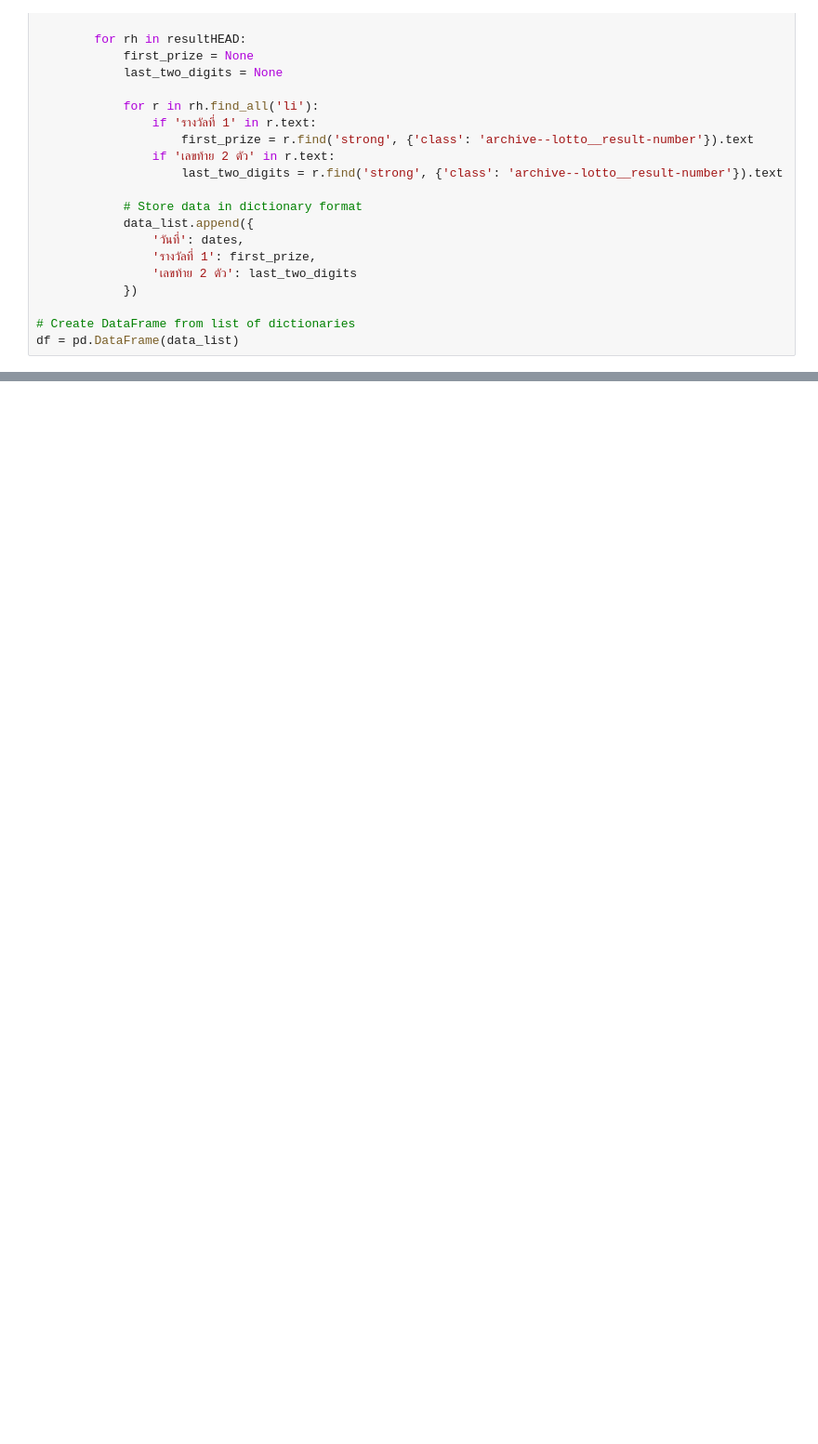
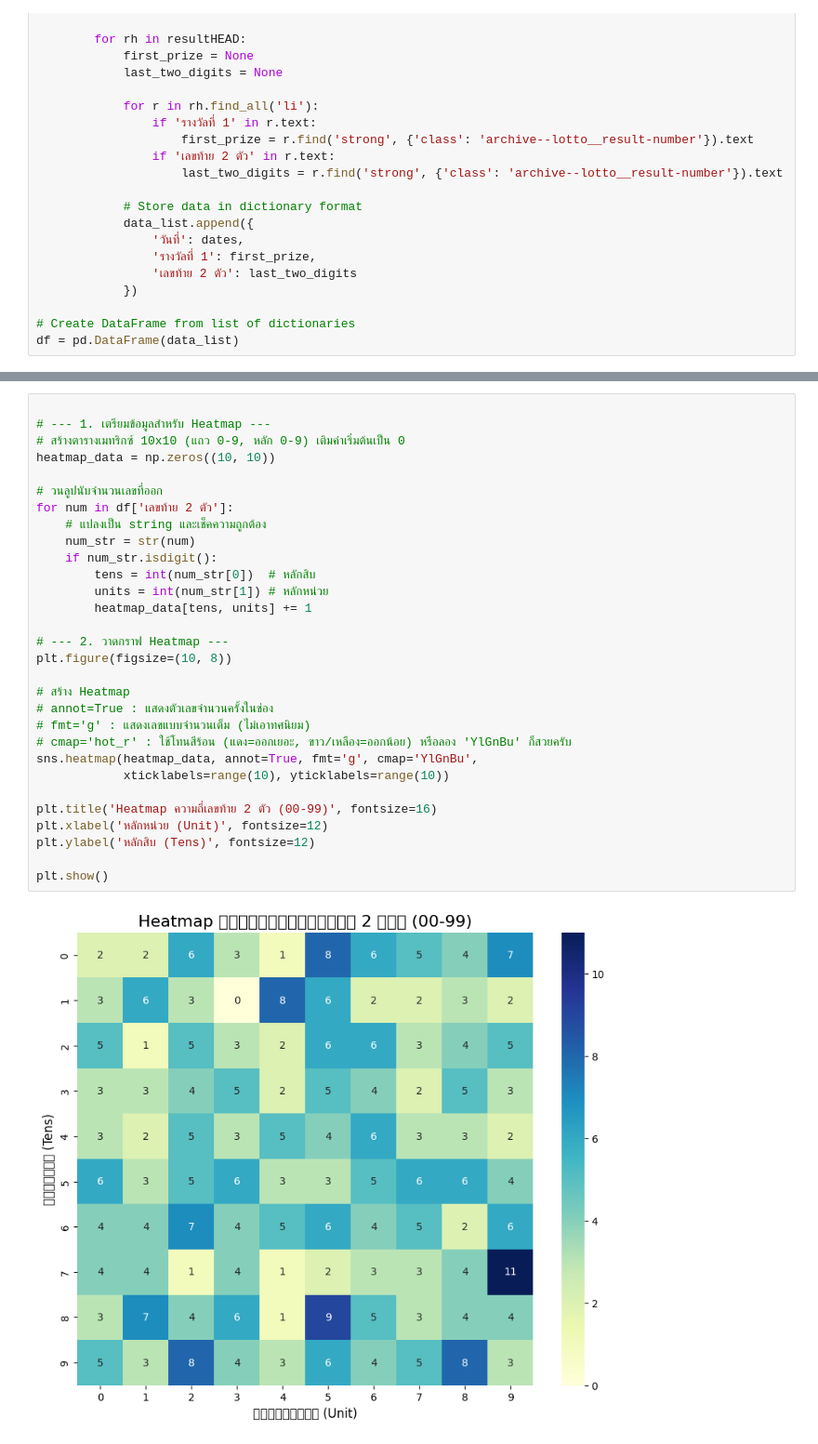
Before and after one commit to Tawanss/football, a Jupyter notebook: หวย.ipynb, the cells around one changed output, grey strips where cells are left out. Shown at 93% size. Cells and saved outputs as stored; diff of their text form; blank space fills up the shorter version.

```diff
--- a/หวย.ipynb
+++ b/หวย.ipynb
@@ -73,0 +195,32 @@ df
+# %%
+
+# --- 1. เตรียมข้อมูลสำหรับ Heatmap ---
+# สร้างตารางเมทริกซ์ 10x10 (แถว 0-9, หลัก 0-9) เติมค่าเริ่มต้นเป็น 0
+heatmap_data = np.zeros((10, 10))
+
+# วนลูปนับจำนวนเลขที่ออก
+for num in df['เลขท้าย 2 ตัว']:
+    # แปลงเป็น string และเช็คความถูกต้อง
+    num_str = str(num)
+    if num_str.isdigit():
+        tens = int(num_str[0])  # หลักสิบ
+        units = int(num_str[1]) # หลักหน่วย
+        heatmap_data[tens, units] += 1
+
+# --- 2. วาดกราฟ Heatmap ---
+plt.figure(figsize=(10, 8))
+
+# สร้าง Heatmap
+# annot=True : แสดงตัวเลขจำนวนครั้งในช่อง
+# fmt='g' : แสดงเลขแบบจำนวนเต็ม (ไม่เอาทศนิยม)
+# cmap='hot_r' : ใช้โทนสีร้อน (แดง=ออกเยอะ, ขาว/เหลือง=ออกน้อย) หรือลอง 'YlGnBu' ก็สวยครับ
+sns.heatmap(heatmap_data, annot=True, fmt='g', cmap='YlGnBu',
+            xticklabels=range(10), yticklabels=range(10))
+
+plt.title('Heatmap ความถี่เลขท้าย 2 ตัว (00-99)', fontsize=16)
+plt.xlabel('หลักหน่วย (Unit)', fontsize=12)
+plt.ylabel('หลักสิบ (Tens)', fontsize=12)
+
+plt.show()
+# %% [output]
+[figure, added]
```
Also changed, not shown: parts of 16 cells of this notebook.
